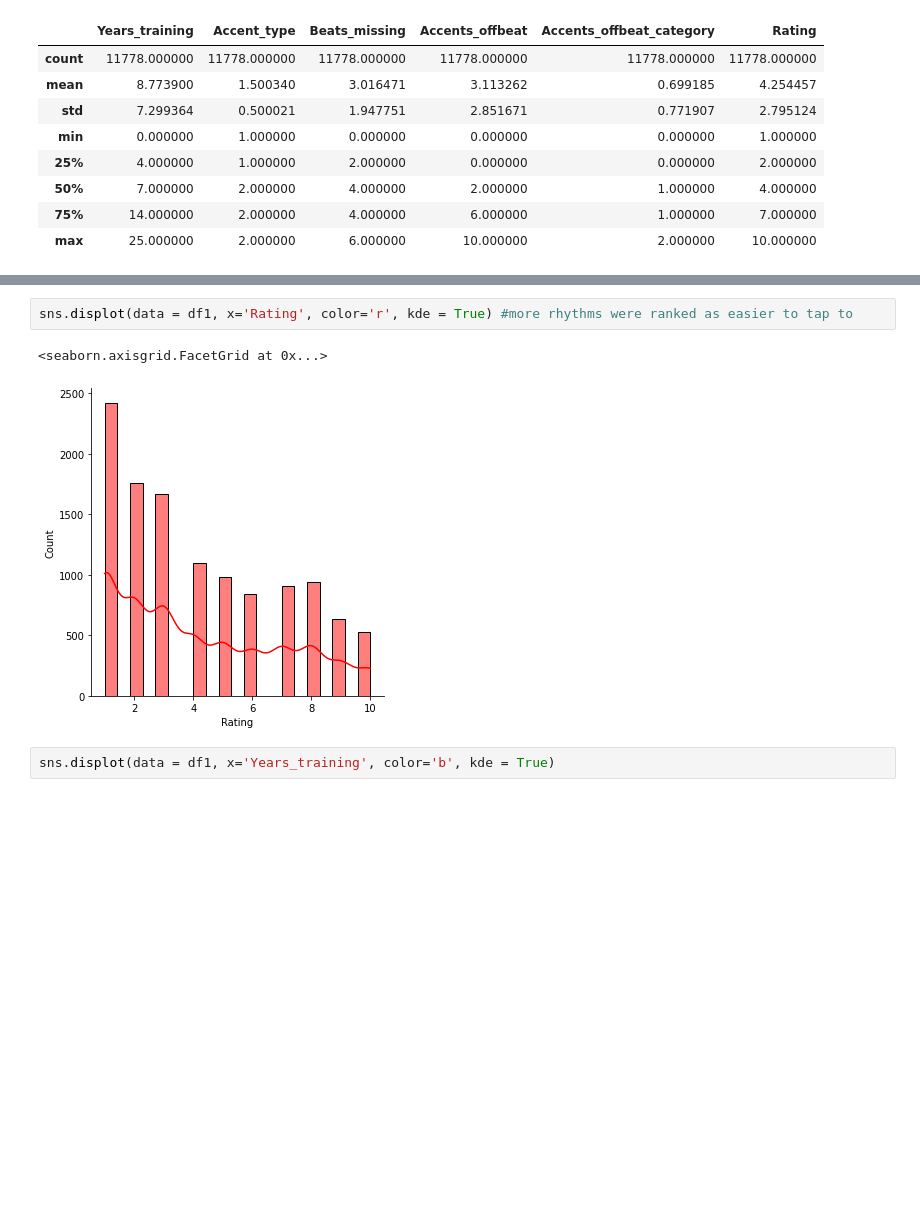
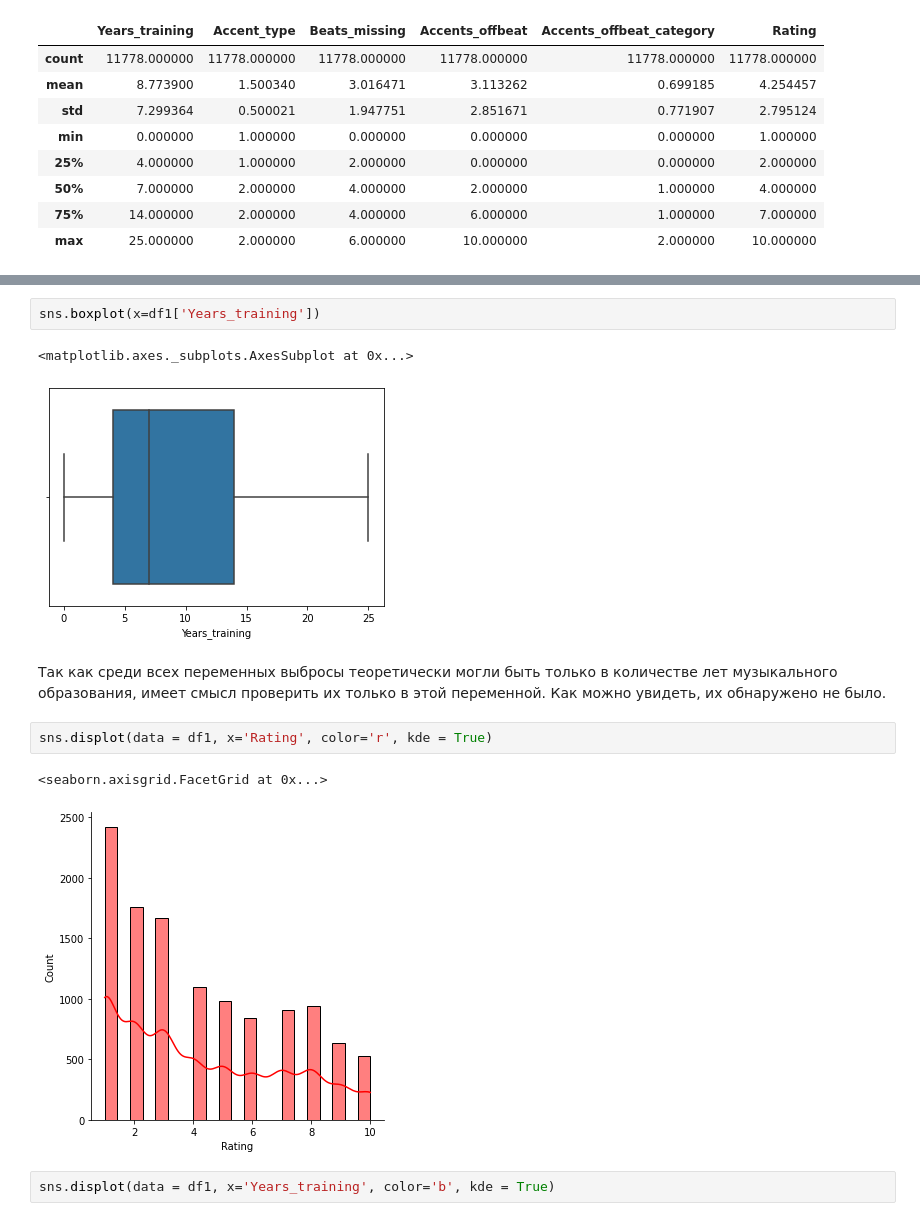
Before and after one commit to spacemancathy/ML-for-sci-data, a Jupyter notebook: ML_tasks_2nd_attempt.ipynb, the cells around one changed output, grey strips where cells are left out. Drawn from its saved outputs; the diff is of its cells as text; blank space fills up the shorter version.

```diff
--- a/ML_tasks_2nd_attempt.ipynb
+++ b/ML_tasks_2nd_attempt.ipynb
@@ -112,5 +118,12 @@ Text(0.5, 1.0, 'Rating v Type of accent')
+# %%
+sns.boxplot(x=df1['Years_training'])
+# %% [output]
+<matplotlib.axes._subplots.AxesSubplot at 0x...>
+[figure, added]
+# %% [markdown]
+Так как среди всех переменных выбросы теоретически могли быть только в количестве лет музыкального образования, имеет смысл проверить их только в этой переменной. Как можно увидеть, их обнаружено не было.
 # %%
-sns.displot(data = df1, x='Rating', color='r', kde = True) #more rhythms were ranked as easier to tap to
+sns.displot(data = df1, x='Rating', color='r', kde = True)
 # %% [output]
 <seaborn.axisgrid.FacetGrid at 0x...>
 [figure]
```
Also changed, not shown: parts of 20 cells of this notebook.
